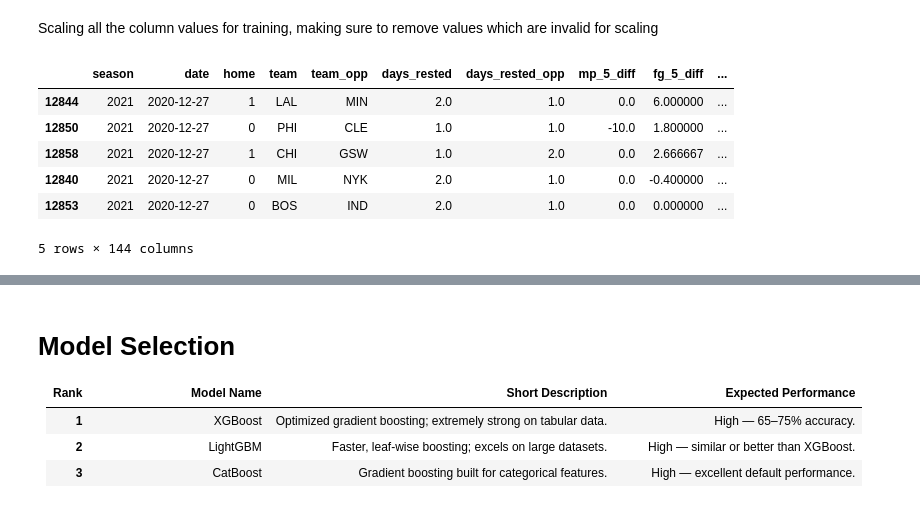
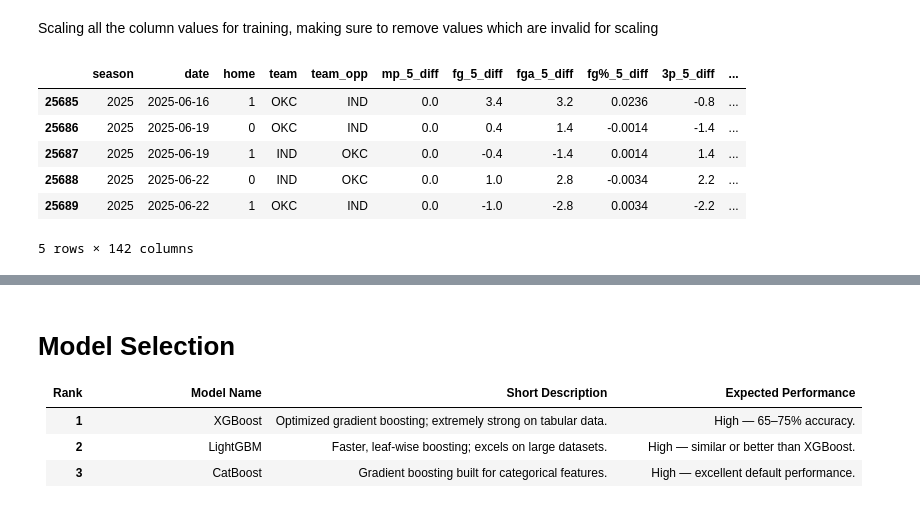
Before and after one commit to henry-leavey/NBA-Predictor, a Jupyter notebook: 6_model_PSTE.ipynb, the cells around one changed output, grey strips where cells are left out. Drawn from its saved outputs; the diff is of its cells as text; code cells hidden in the pictures.

```diff
--- a/6_model_PSTE.ipynb
+++ b/6_model_PSTE.ipynb
@@ -15,15 +15,15 @@ import pandas as pd
 
 df = pd.read_pickle('data/df_nba_games.pkl')
 # %%
-df.head()
+df.tail()
 # %% [output]
-|  | season | date | home | team | team_opp | days_rested | days_rested_opp | mp_5_diff | fg_5_diff | ... |
-| 12844 | 2021 | 2020-12-27 | 1 | LAL | MIN | 2.0 | 1.0 | 0.0 | 6.000000 | ... |
-| 12850 | 2021 | 2020-12-27 | 0 | PHI | CLE | 1.0 | 1.0 | -10.0 | 1.800000 | ... |
-| 12858 | 2021 | 2020-12-27 | 1 | CHI | GSW | 1.0 | 2.0 | 0.0 | 2.666667 | ... |
-| 12840 | 2021 | 2020-12-27 | 0 | MIL | NYK | 2.0 | 1.0 | 0.0 | -0.400000 | ... |
-| 12853 | 2021 | 2020-12-27 | 0 | BOS | IND | 2.0 | 1.0 | 0.0 | 0.000000 | ... |
+|  | season | date | home | team | team_opp | mp_5_diff | fg_5_diff | fga_5_diff | fg%_5_diff | 3p_5_diff | ... |
+| 25685 | 2025 | 2025-06-16 | 1 | OKC | IND | 0.0 | 3.4 | 3.2 | 0.0236 | -0.8 | ... |
+| 25686 | 2025 | 2025-06-19 | 0 | OKC | IND | 0.0 | 0.4 | 1.4 | -0.0014 | -1.4 | ... |
+| 25687 | 2025 | 2025-06-19 | 1 | IND | OKC | 0.0 | -0.4 | -1.4 | 0.0014 | 1.4 | ... |
+| 25688 | 2025 | 2025-06-22 | 0 | IND | OKC | 0.0 | 1.0 | 2.8 | -0.0034 | 2.2 | ... |
+| 25689 | 2025 | 2025-06-22 | 1 | OKC | IND | 0.0 | -1.0 | -2.8 | 0.0034 | -2.2 | ... |
-5 rows × 144 columns
+5 rows × 142 columns
 # %%
 df.describe()
 # %% [output]
```
Also changed, not shown: parts of 13 cells of this notebook, 12 other files.
